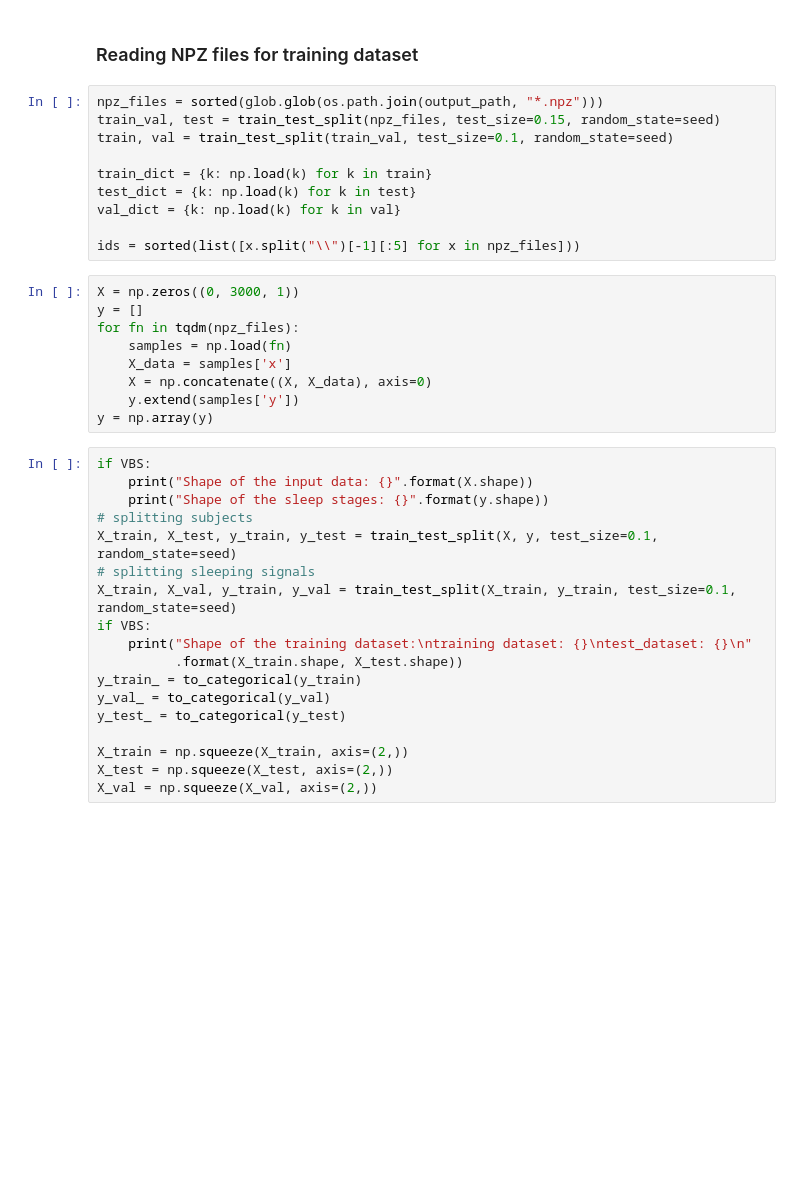
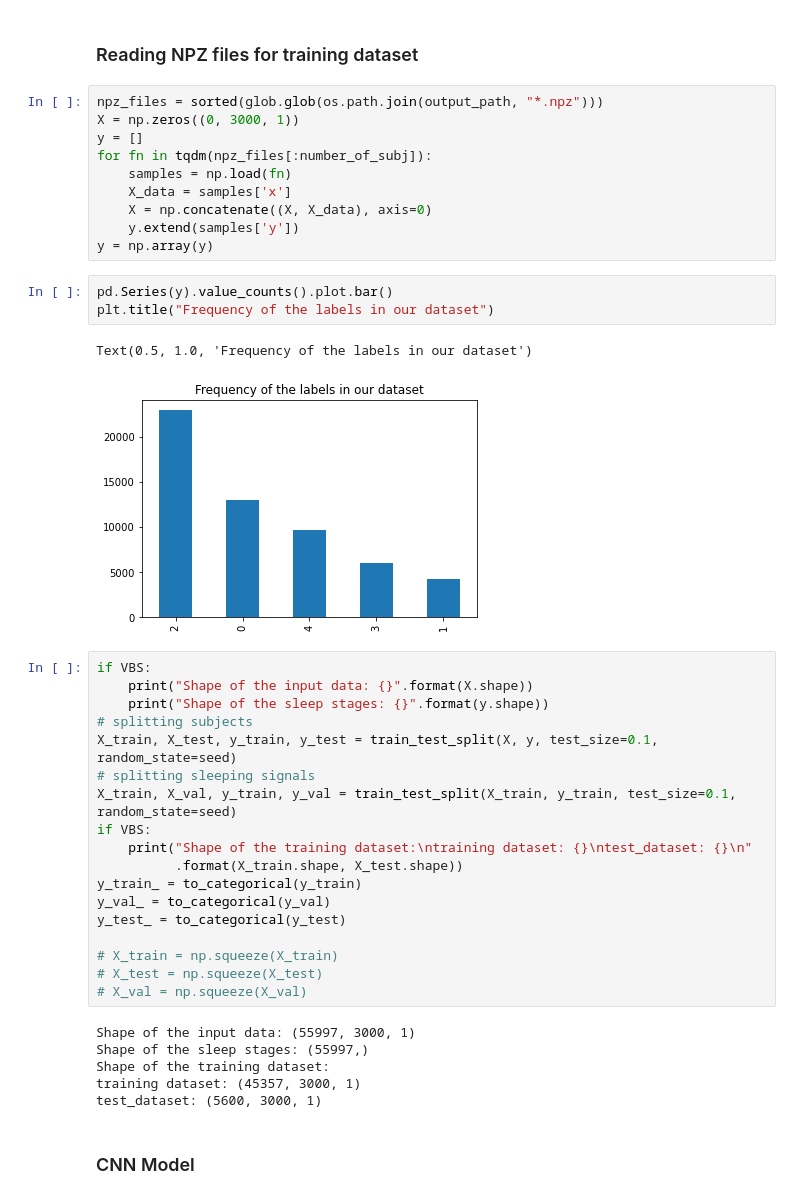
Before and after one commit to SupriyaRamachandra/Sleep-Stage, a Jupyter notebook: DM_Final_Project.ipynb, the cells around one changed output. Drawn from its saved outputs; the diff is of its cells as text; blank space fills up the shorter version.

```diff
--- a/DM_Final_Project.ipynb
+++ b/DM_Final_Project.ipynb
@@ -320,24 +374,21 @@ Used Annotations descriptions: ['Sleep stage 1', 'Sleep stage 2', 'Sleep stage 3
 # %% [markdown]
 <h3> Reading NPZ files for training dataset </h3>
-# %%
-npz_files = sorted(glob.glob(os.path.join(output_path, "*.npz")))
-train_val, test = train_test_split(npz_files, test_size=0.15, random_state=seed)
-train, val = train_test_split(train_val, test_size=0.1, random_state=seed)
-
-train_dict = {k: np.load(k) for k in train}
-test_dict = {k: np.load(k) for k in test}
-val_dict = {k: np.load(k) for k in val}
-
-ids = sorted(list([x.split("\\")[-1][:5] for x in npz_files]))
 # %%
+npz_files = sorted(glob.glob(os.path.join(output_path, "*.npz")))
 X = np.zeros((0, 3000, 1))
 y = []
-for fn in tqdm(npz_files):
+for fn in tqdm(npz_files[:number_of_subj]):
     samples = np.load(fn)
     X_data = samples['x']
     X = np.concatenate((X, X_data), axis=0)
     y.extend(samples['y'])
 y = np.array(y)
+# %%
+pd.Series(y).value_counts().plot.bar()
+plt.title("Frequency of the labels in our dataset")
+# %% [output]
+Text(0.5, 1.0, 'Frequency of the labels in our dataset')
+[figure, added]
 # %%
 if VBS:
     print("Shape of the input data: {}".format(X.shape))
@@ -353,9 +404,17 @@ y_train_ = to_categorical(y_train)
 y_val_ = to_categorical(y_val)
 y_test_ = to_categorical(y_test)
 
-X_train = np.squeeze(X_train, axis=(2,))
-X_test = np.squeeze(X_test, axis=(2,))
-X_val = np.squeeze(X_val, axis=(2,))
+# X_train = np.squeeze(X_train)
+# X_test = np.squeeze(X_test)
+# X_val = np.squeeze(X_val)
+# %% [output]
+Shape of the input data: (55997, 3000, 1)
+Shape of the sleep stages: (55997,)
+Shape of the training dataset:
+training dataset: (45357, 3000, 1)
+test_dataset: (5600, 3000, 1)
+# %% [markdown]
+<h3> CNN Model </h3>
 # %%
 pp_X_train = np.array([models.butter_bandpass_filter(sample, highpass=40.0, fs=100, order=4) for sample in X_train])
 pp_X_val = np.array([models.butter_bandpass_filter(sample, highpass=40.0, fs=100, order=4) for sample in X_val])
```
Also changed, not shown: parts of 24 cells of this notebook.
